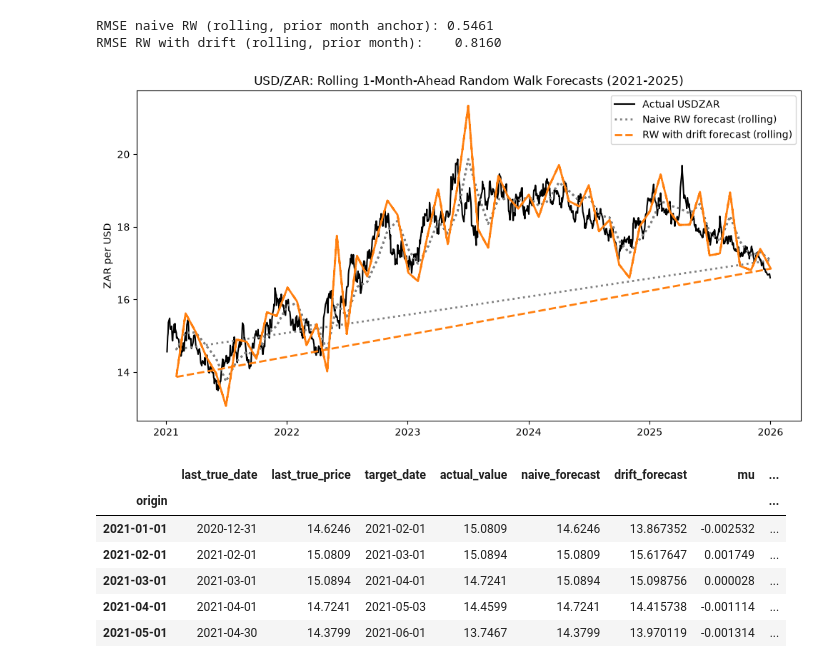
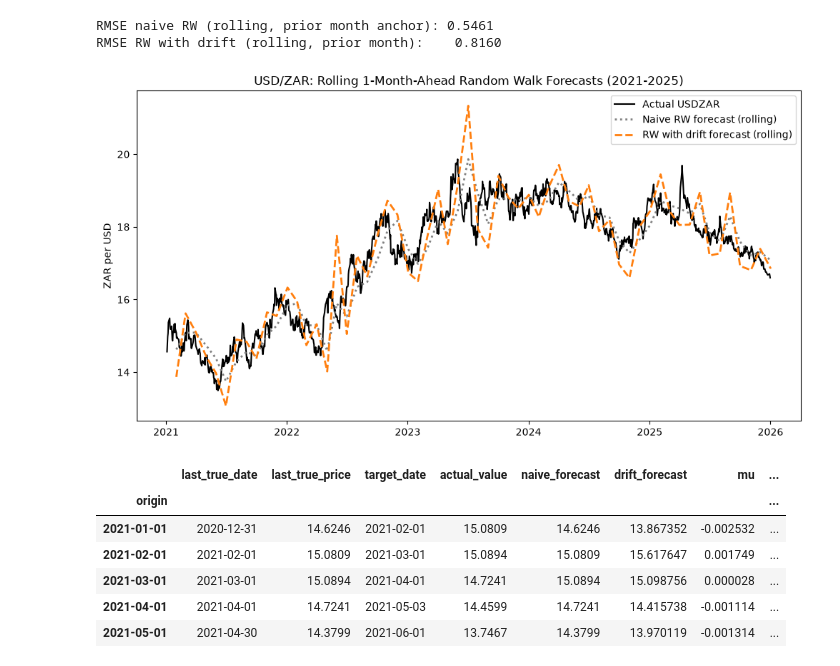
Before and after one commit to Trist4/exchange-rate-forecaster-ZA, a Jupyter notebook: notebooks/RandomWalk.ipynb, the cells around one changed output. Saved outputs shown, nothing was run; the diff lists cells and outputs as text; code cells hidden in the pictures.

```diff
--- a/notebooks/RandomWalk.ipynb
+++ b/notebooks/RandomWalk.ipynb
@@ -42,7 +42,7 @@ results = []
 for origin in origins:
     # Trailing window = the previous month's true values, ending just before/at origin
     window_start = origin - pd.DateOffset(months=1)
-    train_window = price.loc[window_start:origin]
+    train_window = full_price.loc[window_start:origin]
 
     if len(train_window) < 5:  # not enough data to estimate returns, skip
         continue
@@ -60,14 +60,14 @@ for origin in origins:
     target_date = origin + pd.DateOffset(months=1)
 
     # Find the closest actual observation to the target date (real trading day)
-    future_slice = price.loc[target_date:]
+    future_slice = full_price.loc[target_date:]
     if future_slice.empty:
         continue
     actual_date = future_slice.index[0]
     actual_value = future_slice.iloc[0]
 
     # Trading days between origin and actual forecasted date (for drift compounding)
-    horizon_days = (price.loc[last_true_date:actual_date]).shape[0] - 1
+    horizon_days = (full_price.loc[last_true_date:actual_date]).shape[0] - 1
     if horizon_days <= 0:
         continue
 
@@ -111,23 +111,23 @@ RMSE RW with drift (rolling, prior month):    0.8160
 # %%
 fig, ax = plt.subplots(figsize=(12, 6))
 
-ax.plot(price.loc['2021-01-01':'2025-12-31'].index,
-        price.loc['2021-01-01':'2025-12-31'].values,
+ax.plot(full_price.loc['2021-01-01':'2025-12-31'].index,
+        full_price.loc['2021-01-01':'2025-12-31'].values,
         label="Actual USDZAR", color="black", linewidth=1.5, linestyle='-')
 
 ax.plot(results_df['target_date'], results_df['naive_forecast'],
         label="Naive RW forecast (rolling)", color="gray", linestyle=':', linewidth=2)
 
 ax.plot(results_df['target_date'], results_df['drift_forecast'],
         label="RW with drift forecast (rolling)", color="tab:orange", linestyle='--', linewidth=2)
 
 ax.legend()
 ax.set_title("USD/ZAR: Rolling 1-Month-Ahead Random Walk Forecasts (2021-2025)")
 ax.set_ylabel("ZAR per USD")
 
 plt.show()
 # %% [output]
-[figure, old version]
+[figure, new version]
 # %%
 results_df.head(10)
 # %% [output]
```
